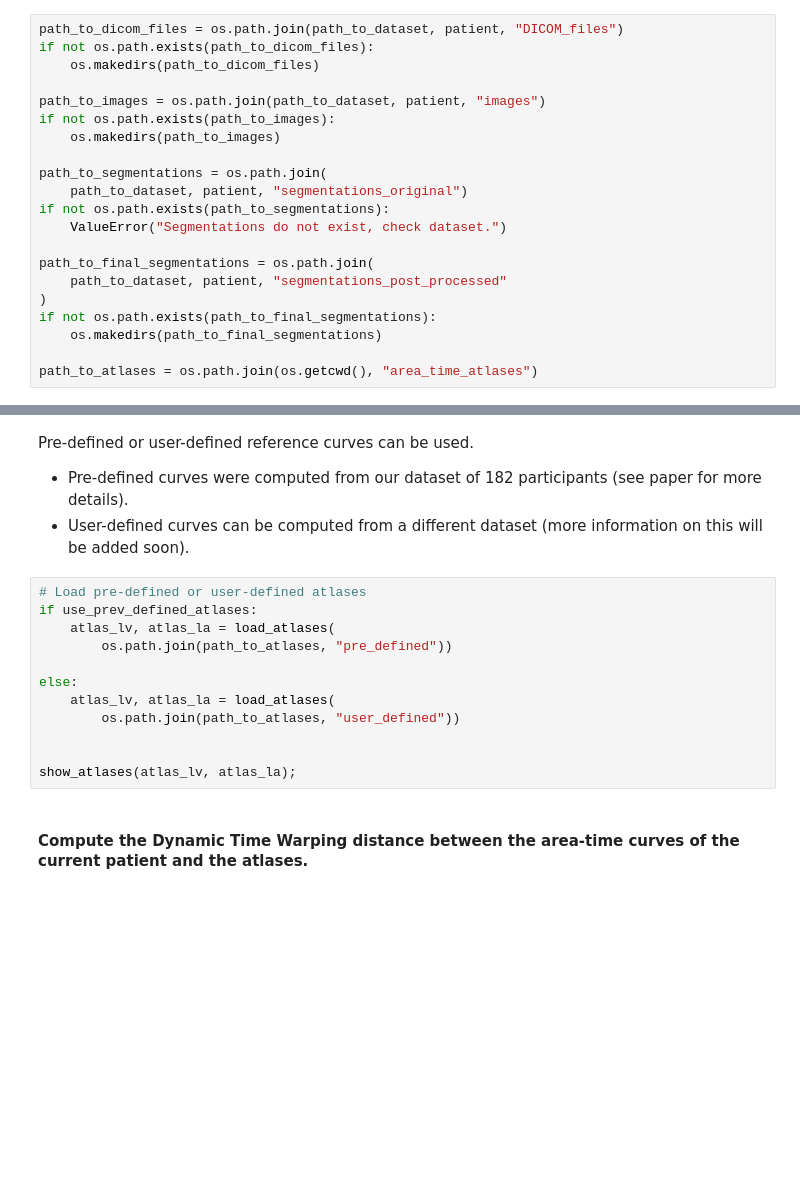
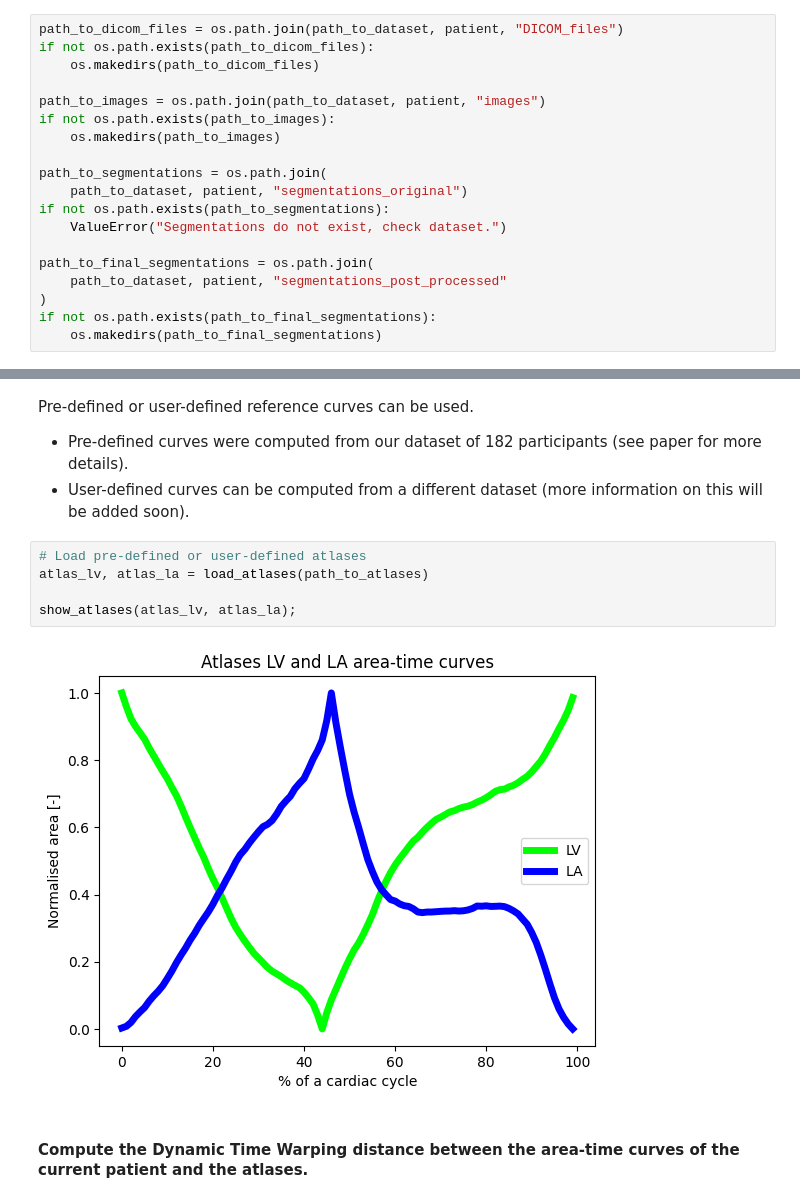
Before and after one commit to bgeven/AQC-left-heart-segmentation, a Jupyter notebook: main_workflow.ipynb, the cells around one changed output, grey strips where cells are left out. Saved outputs shown, nothing was run; the diff lists cells and outputs as text; blank space fills up the shorter version.

```diff
--- a/main_workflow.ipynb
+++ b/main_workflow.ipynb
@@ -83,8 +82,6 @@ path_to_final_segmentations = os.path.join(
 )
 if not os.path.exists(path_to_final_segmentations):
     os.makedirs(path_to_final_segmentations)
-
-path_to_atlases = os.path.join(os.getcwd(), "area_time_atlases")
 # %% [markdown]
 #### Get views.
 # %%
@@ -232,16 +332,11 @@ Pre-defined or user-defined reference curves can be used.
 * User-defined curves can be computed from a different dataset (more information on this will be added soon).
 # %%
 # Load pre-defined or user-defined atlases
-if use_prev_defined_atlases:
-    atlas_lv, atlas_la = load_atlases(
-        os.path.join(path_to_atlases, "pre_defined"))
-
-else:
-    atlas_lv, atlas_la = load_atlases(
-        os.path.join(path_to_atlases, "user_defined"))
-
+atlas_lv, atlas_la = load_atlases(path_to_atlases)
 
 show_atlases(atlas_lv, atlas_la);
+# %% [output]
+[figure, added]
 # %% [markdown]
 #### Compute the Dynamic Time Warping distance between the area-time curves of the current patient and the atlases.
 # %%
```
Also changed, not shown: parts of 18 cells of this notebook, 4 other files.
